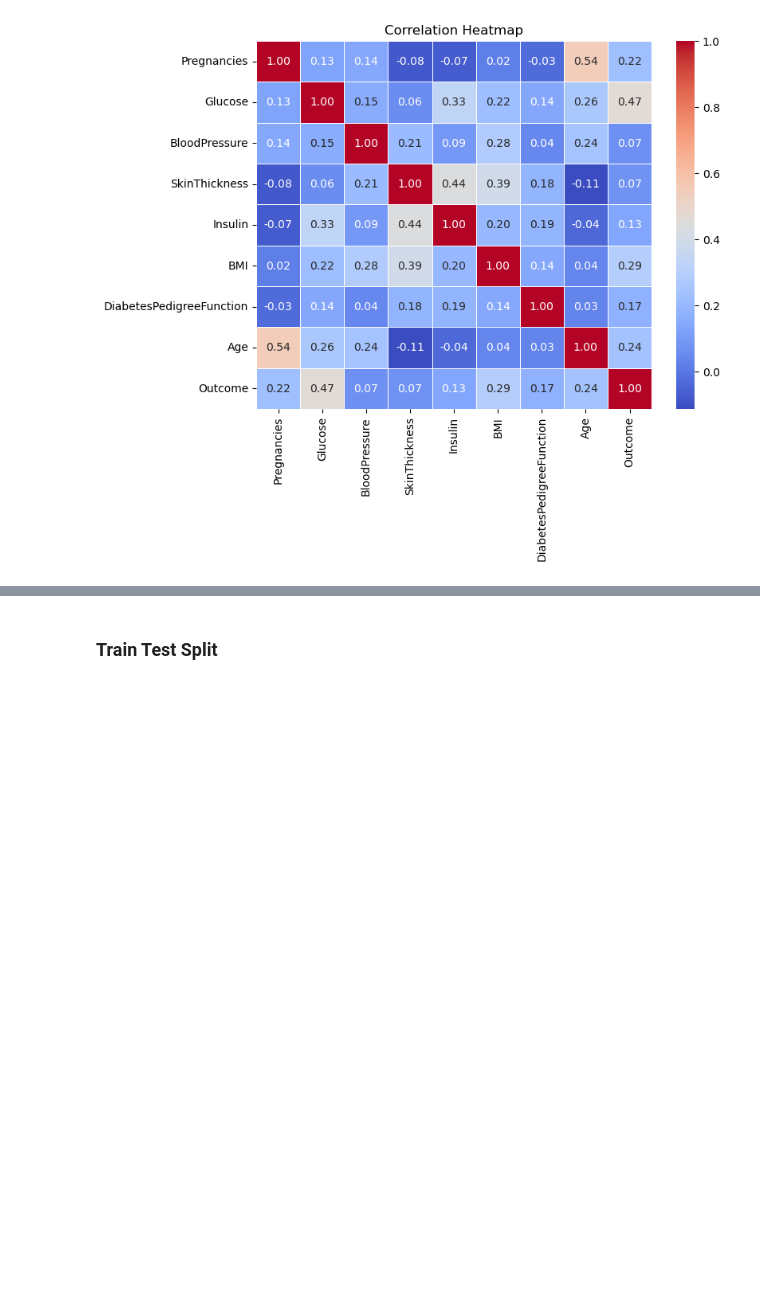
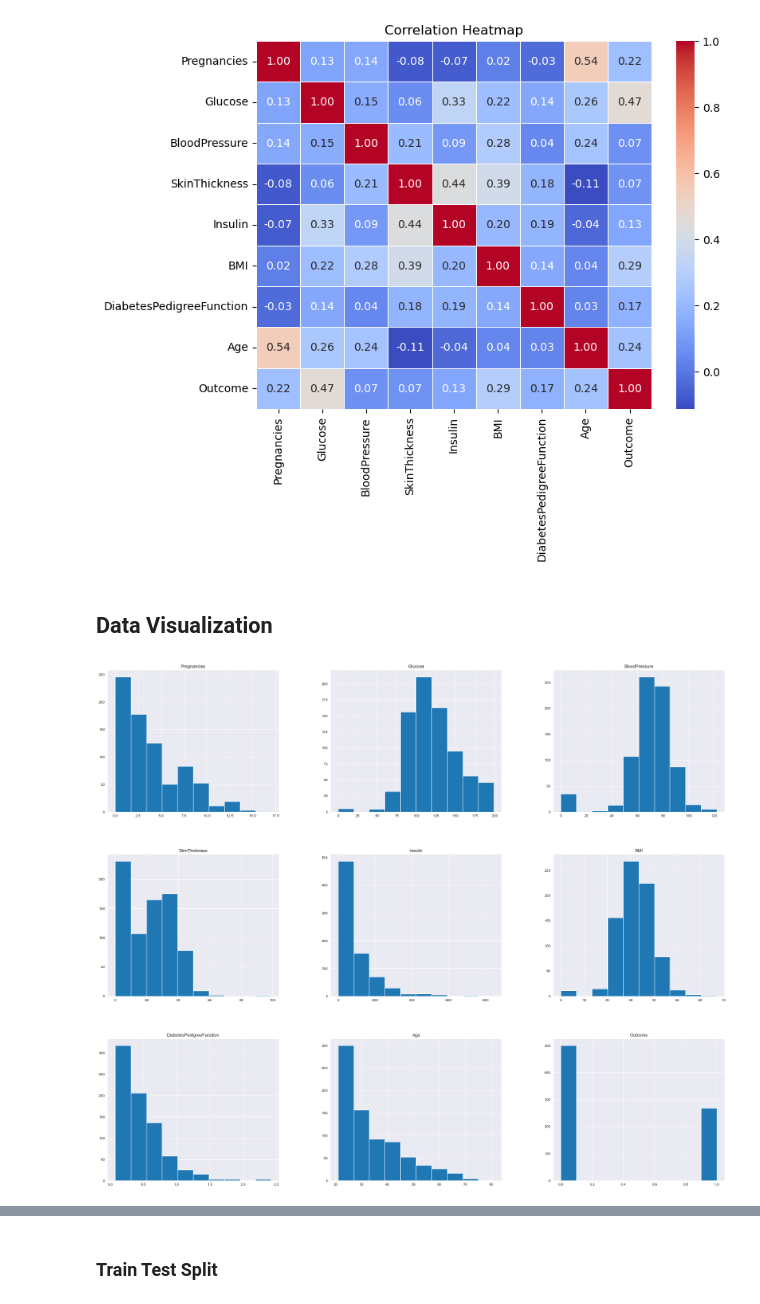
Before and after one commit to SHREYA0013/Diabetes-Prediction, a Jupyter notebook: Python File/DIABETES PATIENTS.ipynb, the cells around one changed output, grey strips where cells are left out. Saved outputs shown, nothing was run; the diff lists cells and outputs as text; code cells hidden in the pictures; blank space fills up the shorter version.

```diff
--- a/Python File/DIABETES PATIENTS.ipynb
+++ b/Python File/DIABETES PATIENTS.ipynb
@@ -89,3 +179,10 @@ plt.title('Correlation Heatmap')
 plt.show()
 # %% [output]
 [figure]
+# %% [markdown]
+## Data Visualization
+# %%
+data.hist(figsize=(30,25))
+plt.show()
+# %% [output]
+[figure, added]
```
Also changed, not shown: parts of 14 cells of this notebook.
